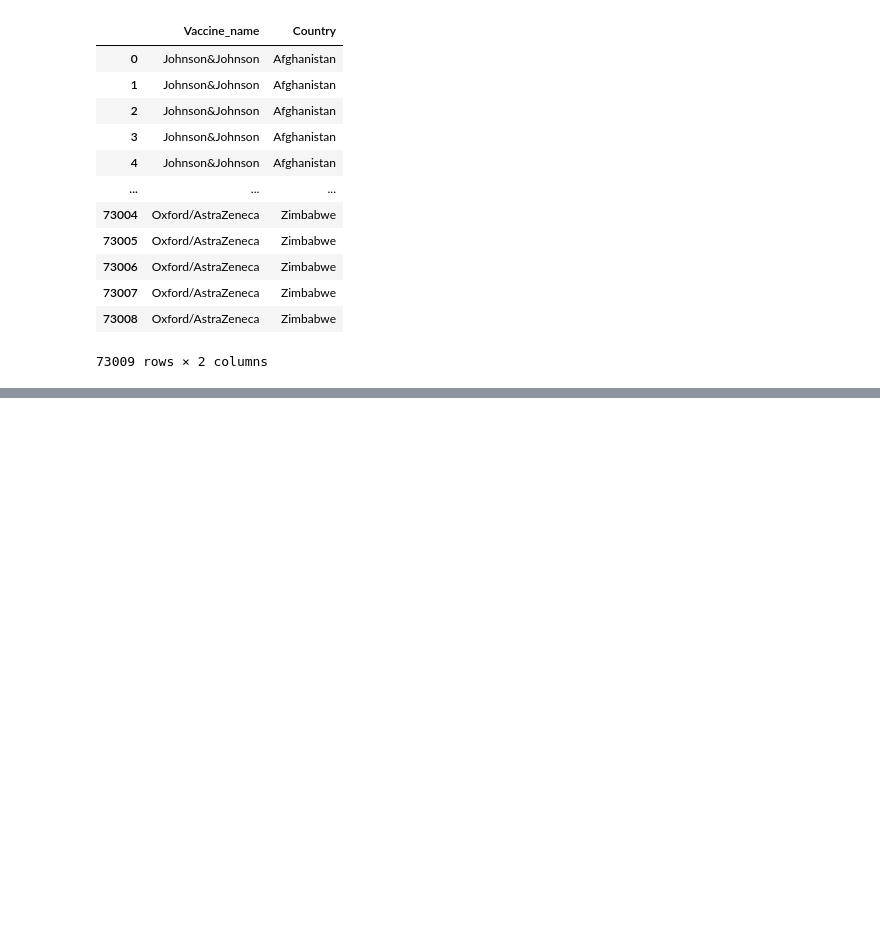
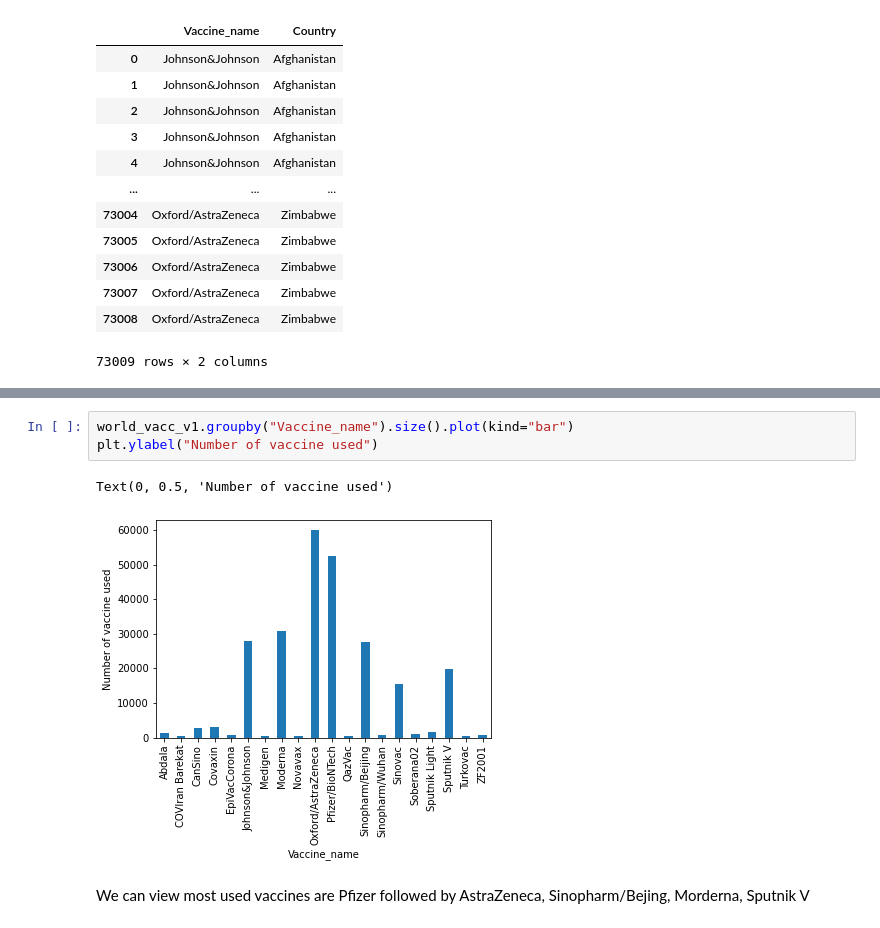
Before and after one commit to usndangol97/Covid19-world-vaccination, a Jupyter notebook: covid-19.ipynb, the cells around one changed output, grey strips where cells are left out. Saved outputs shown, nothing was run; the diff lists cells and outputs as text; blank space fills up the shorter version.

```diff
--- a/covid-19.ipynb
+++ b/covid-19.ipynb
@@ -344,0 +331,8 @@ plt.show()
+# %%
+world_vacc_v1.groupby("Vaccine_name").size().plot(kind="bar")
+plt.ylabel("Number of vaccine used")
+# %% [output]
+Text(0, 0.5, 'Number of vaccine used')
+[figure, added]
+# %% [markdown]
+We can view most used vaccines are Pfizer followed by AstraZeneca, Sinopharm/Bejing, Morderna, Sputnik V
```
Also changed, not shown: parts of 42 cells of this notebook.
